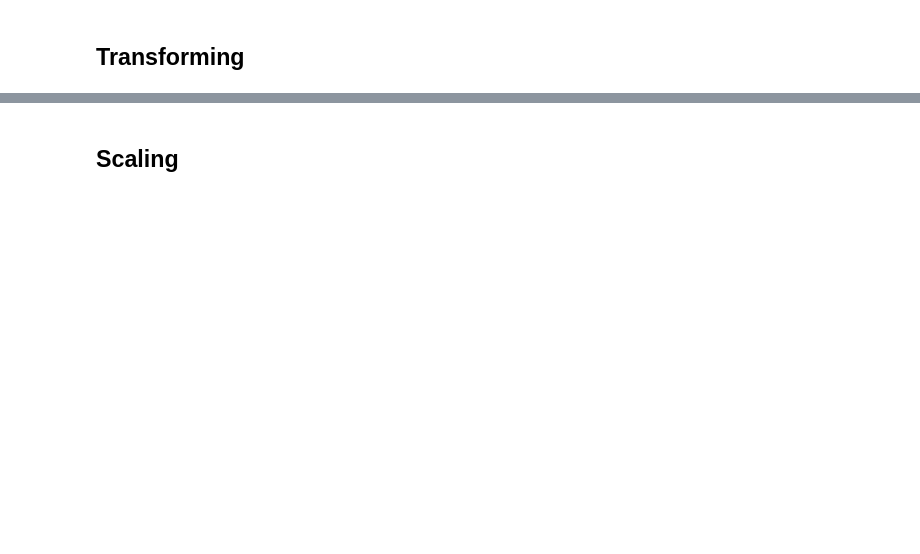
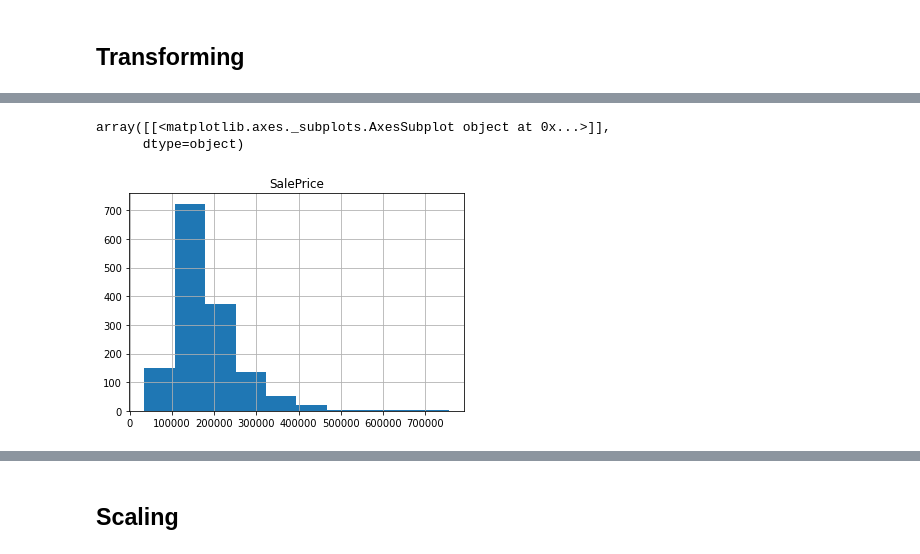
Before and after one commit to zdanielshi/data_science_LFZ, a Jupyter notebook: DS_0628_Kaggle_housing.ipynb, the cells around one changed output, grey strips where cells are left out. Cells and saved outputs as stored; diff of their text form; code cells hidden in the pictures; blank space fills up the shorter version.

```diff
--- a/DS_0628_Kaggle_housing.ipynb
+++ b/DS_0628_Kaggle_housing.ipynb
@@ -376,0 +478,6 @@ Series([], dtype: int64)
+# %%
+y.hist()
+# %% [output]
+array([[<matplotlib.axes._subplots.AxesSubplot object at 0x...>]],
+      dtype=object)
+[figure, added]
```
Also changed, not shown: parts of 117 cells of this notebook.
